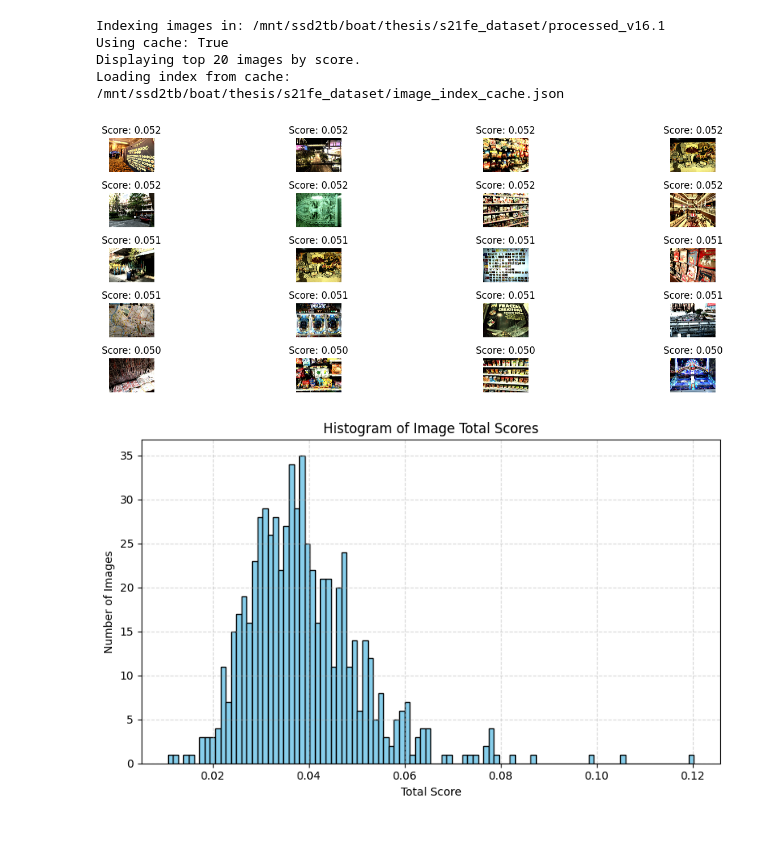
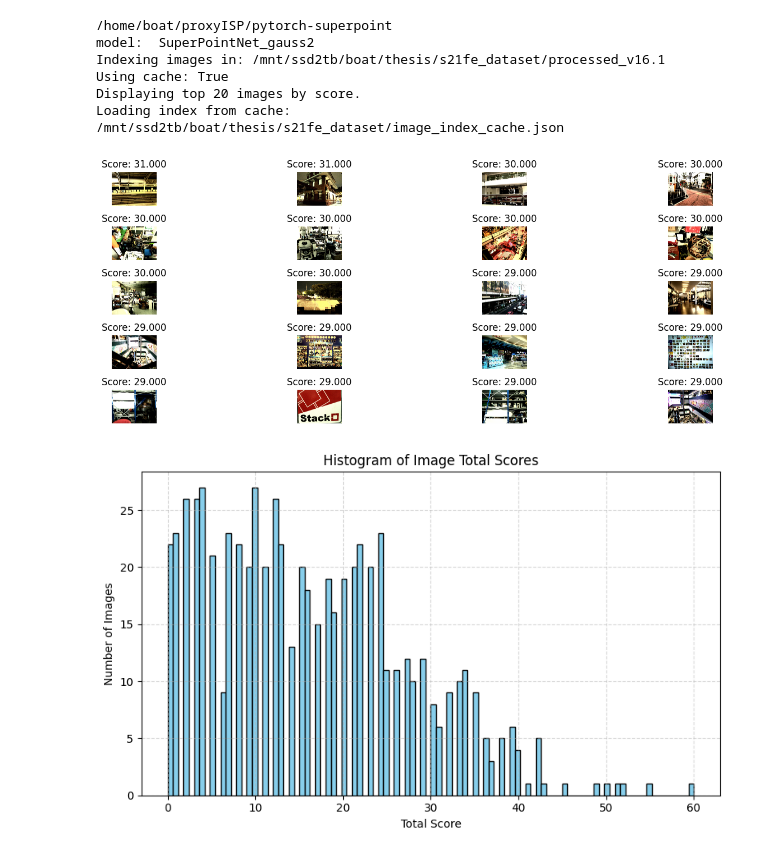
Before and after one commit to NontawatWuttikam/pytorch-superpoint, a Jupyter notebook: proxyopt_notebook/SelectBestImages.ipynb, the cells around one changed output. Cells and saved outputs as stored; diff of their text form; code cells hidden in the pictures.

```diff
--- a/proxyopt_notebook/SelectBestImages.ipynb
+++ b/proxyopt_notebook/SelectBestImages.ipynb
@@ -1,4 +1,6 @@
 # %%
+%cd /home/boat/proxyISP/pytorch-superpoint
+
 import os
 import json
 import argparse
@@ -8,6 +10,53 @@ import matplotlib.pyplot as plt
 from glob import glob
 import tqdm
 import math
+import sys
+sys.path.insert(0, "../")
+import yaml
+from models.model_wrap import SuperPointFrontend_torch
+
+homoadapt_config_path = "/home/boat/proxyISP/pytorch-superpoint/configs/magicpoint_coco_export.yaml"
+with open(homoadapt_config_path, "r") as f:
+    homoadapt_config = yaml.safe_load(f)
+
+homoadapt_config["model"]["subpixel"]["enable"] = False
+weight_path = homoadapt_config["pretrained"]
+nms_dist = 4
+nn_thresh = 0.7
+conf_thresh = homoadapt_config["model"]["detection_threshold"]
+sp_resize = homoadapt_config["data"]["preprocessing"]["resize"]
+superpoint_homoadapt_frontend = SuperPointFrontend_torch(
+                config=homoadapt_config,
+                weights_path=weight_path,
+                nms_dist=nms_dist,
+                conf_thresh=conf_thresh,
+                nn_thresh=nn_thresh,
+                cuda=False,
+                device=0,
+        )
+
+import numpy as np
+import torch
+
+def count_superpoint_keypoints(image: np.ndarray) -> int:
+    assert image.ndim == 2, "Input must be a 2D grayscale image."
+    assert image.dtype in [np.uint8, np.float32], "Image dtype must be uint8 or float32."
+
+    if image.dtype == np.uint8:
+        image = image.astype(np.float32) / 255.0
+    image = cv2.resize(image, sp_resize[::-1])
+    image_tensor = torch.from_numpy(image).unsqueeze(0).unsqueeze(0)
+
+    output = superpoint_homoadapt_frontend.run(image_tensor, train=False)
+
+    keypoints = np.array(output[0]).squeeze()# pts index
+    keypoints = np.swapaxes(keypoints, 0,1)
+    count_good_keypoints = (keypoints[:,2] > 0.5).sum()
+    # print(keypoints.shape)
+    # exit(0)
+    num_keypoints = count_good_keypoints
+
+    return num_keypoints
 
 # def compute_contrast_score(gray_image):
 #     """Lower contrast should result in higher score (inverted Michelson contrast)."""
@@ -64,16 +113,22 @@ def index_image(image_path):
         raise ValueError(f"Cannot read image: {image_path}")
     gray = cv2.cvtColor(image, cv2.COLOR_BGR2GRAY)
 
-    contrast_score = compute_contrast_score(gray)
-    edge_score = compute_edge_score(gray)
+    # contrast_score = compute_contrast_score(gray)
+    contrast_score = None
+    # edge_score = compute_edge_score(gray)
+    edge_score = None
     # color_score = compute_color_variation_score(image)
 
     # Normalize color_score (optional: if range is inconsistent)
     # normalized_color_score = color_score / 128.0  # assuming max stddev ~128
     normalized_color_score = None
 
+    keypoint_count = count_superpoint_keypoints(gray)
+
     # total_score = (contrast_score + edge_score + normalized_color_score) / 3
-    total_score = (0.5 * contrast_score) + (0.5 * edge_score)
+    # total_score = (0.5 * contrast_score) + (0.5 * edge_score)
+    total_score = int(keypoint_count)
+    # print(total_score)
 
     return {
         'image_path': image_path,
@@ -98,10 +153,10 @@ def index_images_in_folder(folder_path, use_cache=True):
 
     indexed = []
     for path in tqdm.tqdm(image_files):
-        try:
-            indexed.append(index_image(path))
-        except Exception as e:
-            print(f"Failed to index {path}: {e}")
+        # try:
+        indexed.append(index_image(path))
+        # except Exception as e:
+            # print(f"Failed to index {path}: {e}")
 
     indexed.sort(key=lambda x: x['total_score'], reverse=True)
 
@@ -127,6 +182,7 @@ def best_rectangle(area):
 def plot_top_k(indexed_images, k=5):
     # top_k = indexed_images[:k]
     top_k = indexed_images[100-k:100]
+    # top_k = indexed_images[len(indexed_images) - k:]
     plt.figure(figsize=(15, 5))
 
     area = k  # or any number
@@ -137,34 +193,36 @@ def plot_top_k(indexed_images, k=5):
 
     # print("best_square_area", best_square_area)
 
     for i, entry in enumerate(top_k):
         img = cv2.imread(entry['image_path'])
         img_rgb = cv2.cvtColor(img, cv2.COLOR_BGR2RGB)
 
         plt.subplot(w, h, i + 1)
         plt.imshow(img_rgb)
         plt.title(f"Score: {entry['total_score']:.3f}")
         plt.axis('off')
 
     plt.tight_layout()
     plt.show()
 
 image_dir = "/mnt/ssd2tb/boat/thesis/s21fe_dataset/processed_v16.1"
 topk = 20
 use_cache = True
 
 print(f"Indexing images in: {image_dir}")
 print(f"Using cache: {use_cache}")
 print(f"Displaying top {topk} images by score.")
 
 indexed_images = index_images_in_folder(image_dir, use_cache=use_cache)
 plot_top_k(indexed_images, k=topk)
 # %% [output]
+/home/boat/proxyISP/pytorch-superpoint
+model:  SuperPointNet_gauss2
 Indexing images in: /mnt/ssd2tb/boat/thesis/s21fe_dataset/processed_v16.1
 Using cache: True
 Displaying top 20 images by score.
 Loading index from cache: /mnt/ssd2tb/boat/thesis/s21fe_dataset/image_index_cache.json
-[figure, old version]
+[figure, new version]
 # %%
 import matplotlib.pyplot as plt
 
@@ -183,7 +241,7 @@ def plot_score_histogram(indexed_images, score_key="total_score", bins=20):
 
 plot_score_histogram(indexed_images, bins=100)
 # %% [output]
-[figure, old version]
+[figure, new version]
 # %%
 import os
 import shutil
```
Also changed, not shown: parts of 1 cell of this notebook, 6 other files.
